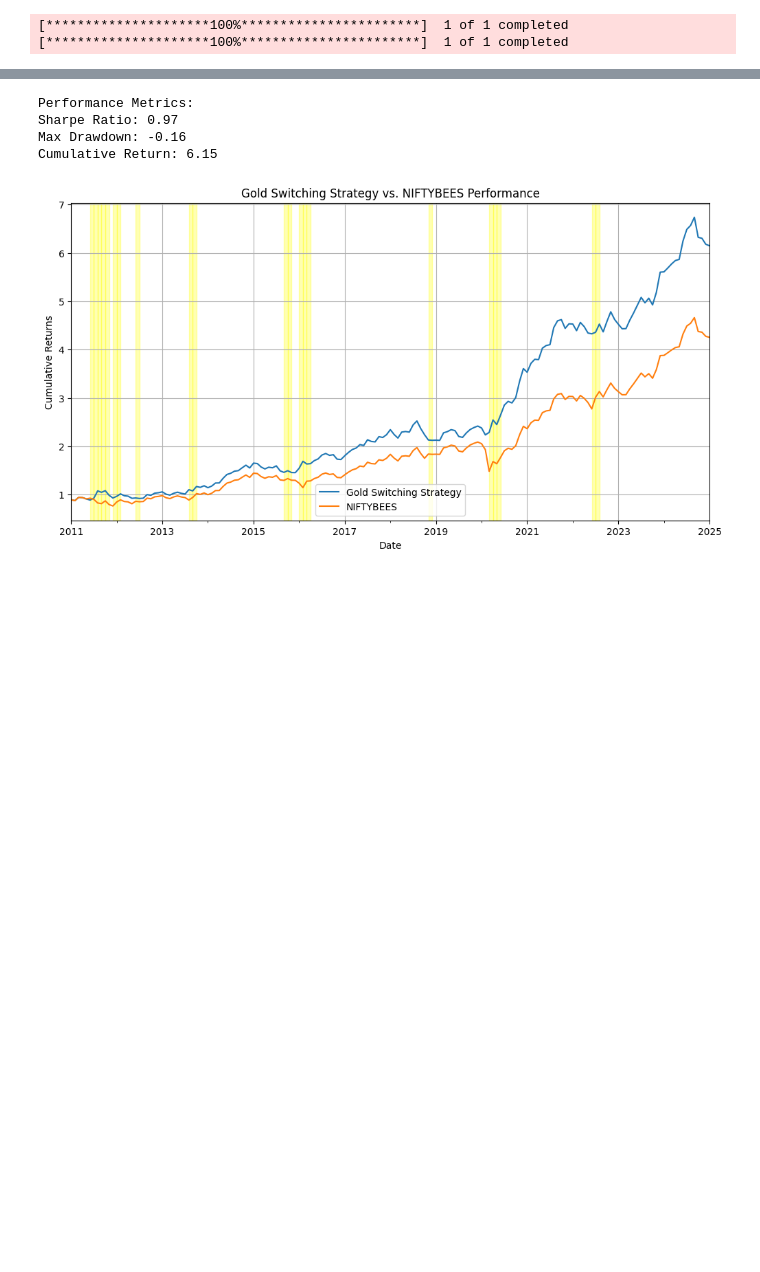
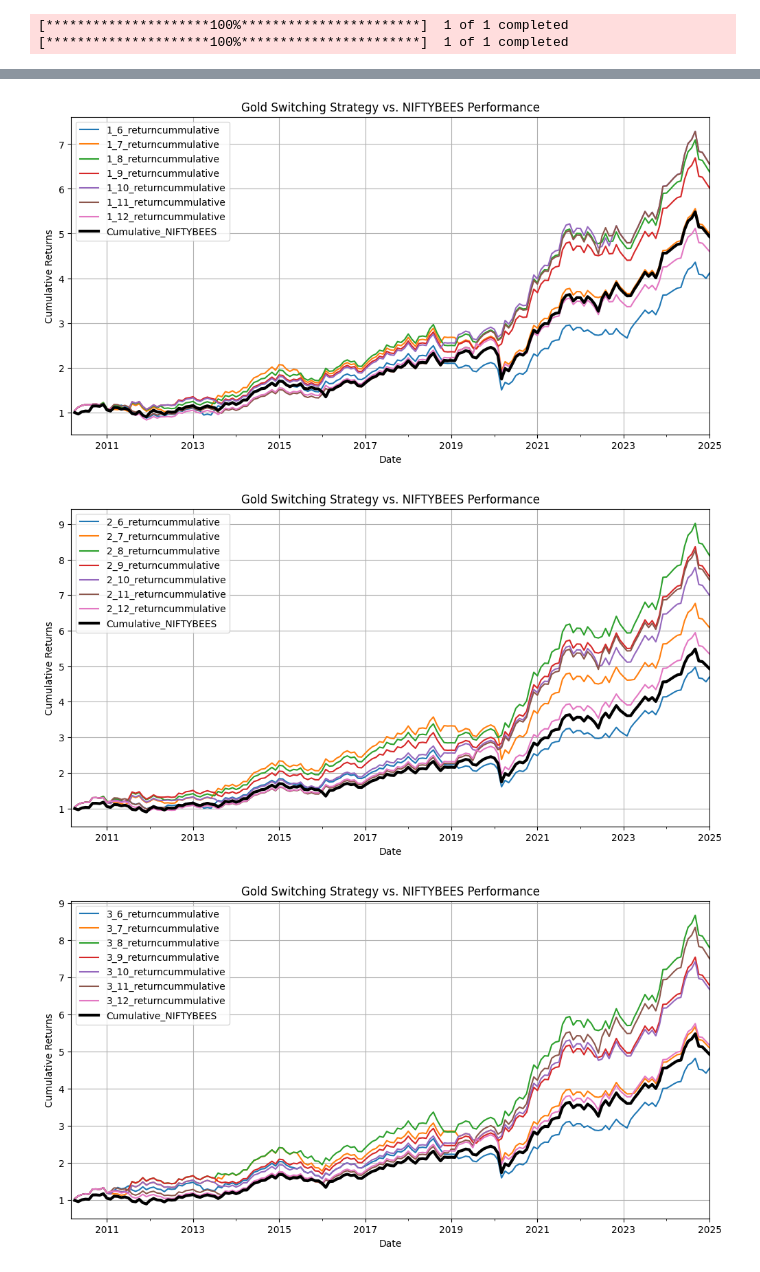
Before and after one commit to rajmehta982/gold-switching_nifty, a Jupyter notebook: nifty_gold_strategy.ipynb, the cells around one changed output, grey strips where cells are left out. Cells and saved outputs as stored; diff of their text form; code cells hidden in the pictures; blank space fills up the shorter version.

Commit message:
all momentum signals

```diff
--- a/nifty_gold_strategy.ipynb
+++ b/nifty_gold_strategy.ipynb
@@ -57,25 +80,30 @@ data.head(10)
 # %%
 # Plot performance
-fig, ax = plt.subplots(figsize=(12, 6))
 
-# Plot the cumulative returns
-data[["Cumulative_Strategy", "Cumulative_NIFTYBEES"]].plot(ax=ax)
+for short_term_window in short_term_momentum_months:
+    fig, ax = plt.subplots(figsize=(12, 6))
 
-# Add coloring based on the 'Signal' column
-for i in range(len(data) - 1):
-    if data.iloc[i]["Signal"] == "GOLDBEES":
-        ax.axvspan(data.index[i], data.index[i + 1], color="yellow", alpha=0.3)
+    plot_columns = [x for x in cummulative_column_names if x[0] == str(short_term_window)]
 
-# Add title, labels, legend, and grid
-plt.title("Gold Switching Strategy vs. NIFTYBEES Performance")
-plt.xlabel("Date")
-plt.ylabel("Cumulative Returns")
-plt.legend(["Gold Switching Strategy", "NIFTYBEES"])
-plt.grid()
-plt.show()
+    # Plot the cumulative returns
+    data[plot_columns].plot(ax=ax)
+
+    # # Add coloring based on the 'Signal' column
+    # for i in range(len(data) - 1):
+    #     if data.iloc[i]["Signal"] == "GOLDBEES":
+    #         ax.axvspan(data.index[i], data.index[i + 1], color="yellow", alpha=0.3)
+
+    data["Cumulative_NIFTYBEES"].plot(ax=ax, linewidth=3, color='black')
+
+
+    # Add title, labels, legend, and grid
+    plt.title("Gold Switching Strategy vs. NIFTYBEES Performance")
+    plt.xlabel("Date")
+    plt.ylabel("Cumulative Returns")
+    plt.legend()
+    plt.grid()
+    plt.show()
 # %% [output]
-Performance Metrics:
-Sharpe Ratio: 0.97
-Max Drawdown: -0.16
-Cumulative Return: 6.15
-[figure, old version]
+[figure, new version]
+[figure, added]
+[figure, added]
```
Also changed, not shown: parts of 16 cells of this notebook.
